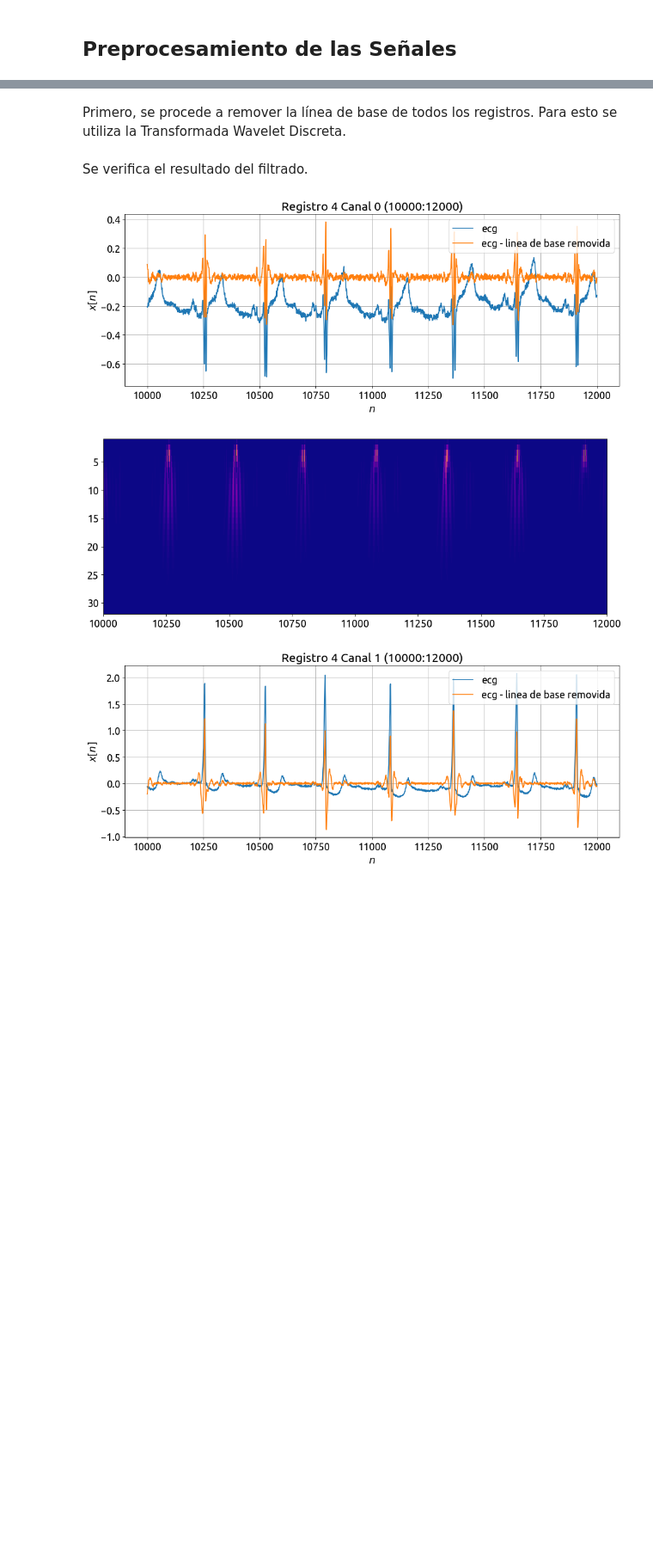
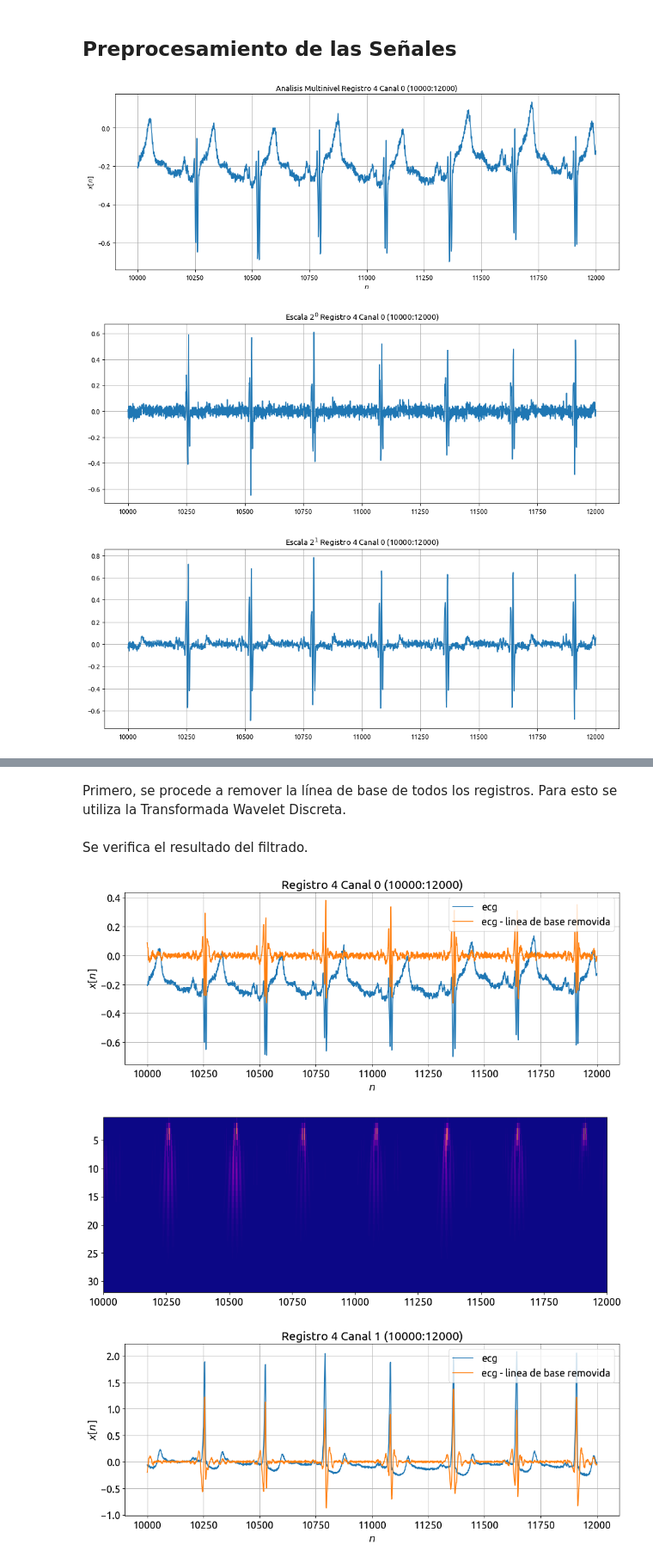
Before and after one commit to LisandroRobles/tps_dsp, a Jupyter notebook: proyecto/Detección de Complejo QRS Utilizando Escalogramas y Redes Convolucionales .ipynb, the cells around one changed output, grey strips where cells are left out. Shown at 86% size. Drawn from its saved outputs; the diff is of its cells as text; code cells hidden in the pictures; blank space fills up the shorter version.

Commit message:
Se agrego el analisis multinivel utilizando la wavelet del paper. Para realizar la dwt la señal debe tener largo exponente de 2.

```diff
--- a/proyecto/Detección de Complejo QRS Utilizando Escalogramas y Redes Convolucionales .ipynb
+++ b/proyecto/Detección de Complejo QRS Utilizando Escalogramas y Redes Convolucionales .ipynb
@@ -237,3 +235,83 @@ plt.show()
 # %% [markdown]
 
 ## Preprocesamiento de las Señales
+# %%
+#Especificando el banco de filtros - 2
+
+rec_lo = [(1/8),(3/8),(3/8),(1/8)]
+
+rec_hi = [0,2,-2,0]
+
+dec_lo = [(1/8),(3/8),(3/8),(1/8)]
+
+dec_hi = [0,-2,2,0]
+
+filter_bank = [dec_lo, dec_hi, rec_lo, rec_hi]
+
+myWavelet2 = pywt.Wavelet(name="myWavelet", filter_bank=filter_bank)
+
+w = myWavelet2
+
+levels = 5
+
+# %% Parametros para la visualización del registro
+
+lista_registros = sio.loadmat('lista_registros.mat')['lista_registros'][0] # Obtiene la lista de registros
+
+lista_indices_qrs = sio.loadmat('lista_indices_qrs.mat')['lista_indices_qrs'][0] # Obtiene la lista de indices
+
+registro = 4 # Registro deseado (0-81)
+
+muestra_inicial = 10000 # Muestra inicial que se grafica del registro seleccionado
+
+muestra_final = 12000 # Muestra final que se grafica del registro seleccionado
+
+n = np.linspace(muestra_inicial,muestra_final,muestra_final - muestra_inicial,dtype = int) # Vector muestreal
+
+# %% Grafica el registro seleccionado
+
+signals = lista_registros[registro] # Obtiene los dos canales del registro
+
+indices_qrs = lista_indices_qrs[registro] # Obtiene los indices QRS del registro
+
+indices_qrs_rango = indices_qrs[(indices_qrs >= muestra_inicial)&(indices_qrs < muestra_final)] # Toma los del rango
+
+x0 = signals[:,0] # Obtiene el canal 0
+
+x1 = signals[:,1] # Obtiene el canal 1
+
+# %% Aplica la DWT sin decimar (Algoritmo A'Trous)
+
+coeffs_undec = pywt.swt(x0[0:131072],w,level = levels)
+
+# %% Grafica las seniales de detalle del canal 0
+
+plt.figure(figsize=(fig_sz_x, fig_sz_y), dpi= fig_dpi, facecolor='w', edgecolor='k')
+
+plt.title('Analisis Multinivel Registro ' + str(registro) + ' Canal 0 (' + str(muestra_inicial) + ':' + str(muestra_final) + ')')
+
+plt.ylabel('$x[n]$')
+
+plt.xlabel('$n$')
+
+plt.plot(n,x0[muestra_inicial:muestra_final])
+
+plt.grid()
+
+for i in range(levels):
+
+    xi = coeffs_undec[levels - 1 -i][1]
+
+    plt.figure(figsize=(fig_sz_x, fig_sz_y), dpi= fig_dpi, facecolor='w', edgecolor='k')
+
+    plt.title('Escala $2 ^{' + str(i) + '}$ Registro ' + str(registro) + ' Canal 0 (' + str(muestra_inicial) + ':' + str(muestra_final) + ')')
+
+    plt.plot(n,xi[muestra_inicial:muestra_final])
+
+    plt.grid()
+
+plt.show()
+# %% [output]
+[figure, added]
+[figure, added]
+[figure, added]
```
Also changed, not shown: parts of 3 cells of this notebook, 1 other file.
